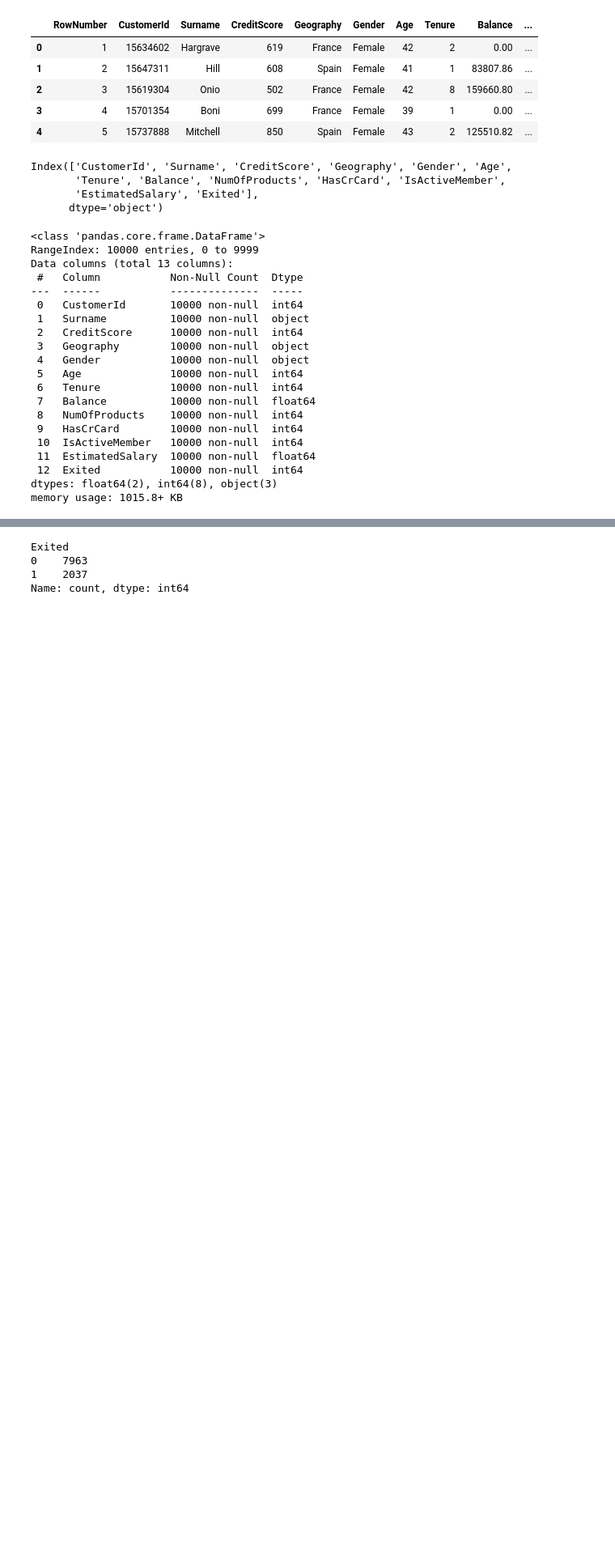
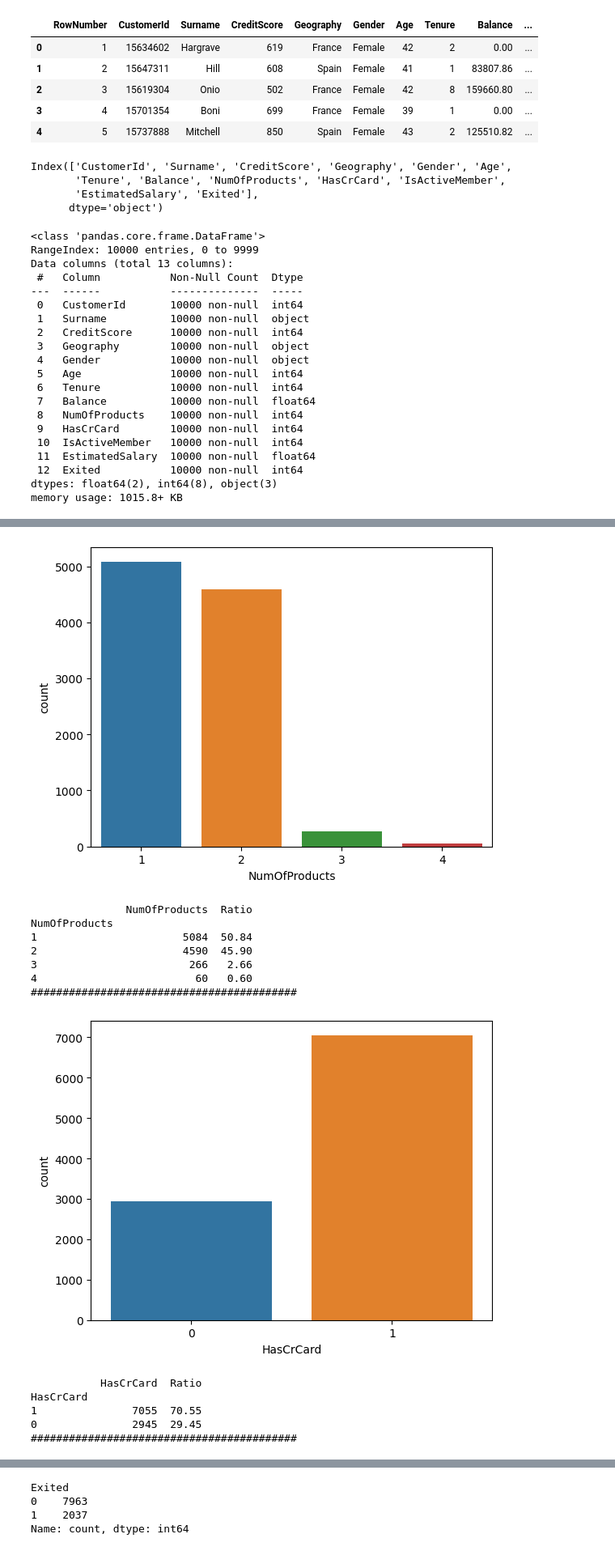
Before and after one commit to sabira11/ENCRYPTIX_Task, a Jupyter notebook: Bank customer Churn Prediction.ipynb, the cells around one changed output, grey strips where cells are left out. Shown at 81% size. Cells and saved outputs as stored; diff of their text form; code cells hidden in the pictures; blank space fills up the shorter version.

```diff
--- a/Bank customer Churn Prediction.ipynb
+++ b/Bank customer Churn Prediction.ipynb
@@ -105,0 +106,2 @@ Text(0.5, 1.0, 'Number of customer churn')
+# %%
+category_col= [col for col in df.columns if df[col].nunique() < 10]
@@ -105,0 +112,26 @@ Text(0.5, 1.0, 'Number of customer churn')
+# %%
+def col_summary(dataframe, col_name):
+    sns.countplot(x=dataframe[col_name], data=df)
+    plt.show(block=True)
+    print(pd.DataFrame({col_name: dataframe[col_name].value_counts(),
+                       "Ratio": 100 * dataframe[col_name].value_counts() / len(dataframe)}))
+    print("##########################################")
+
+
+for col in category_col:
+    col_summary(df,col)
+# %% [output]
+[figure, added]
+               NumOfProducts  Ratio
+NumOfProducts
+1                       5084  50.84
+2                       4590  45.90
+3                        266   2.66
+4                         60   0.60
+##########################################
+[figure, added]
+           HasCrCard  Ratio
+HasCrCard
+1               7055  70.55
+0               2945  29.45
+##########################################
```
Also changed, not shown: parts of 29 cells of this notebook.
